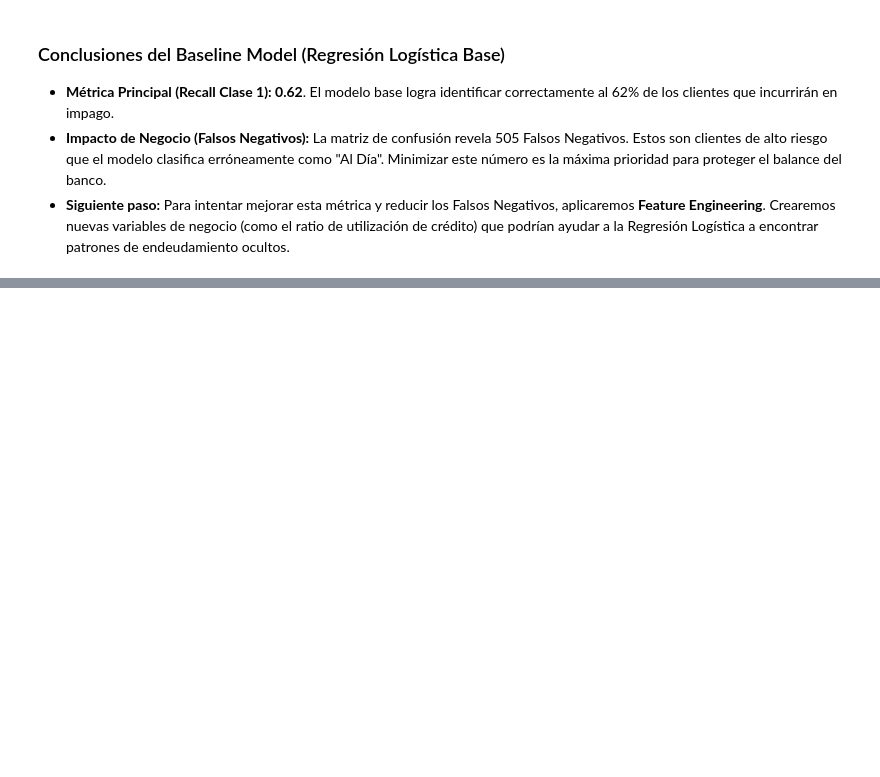
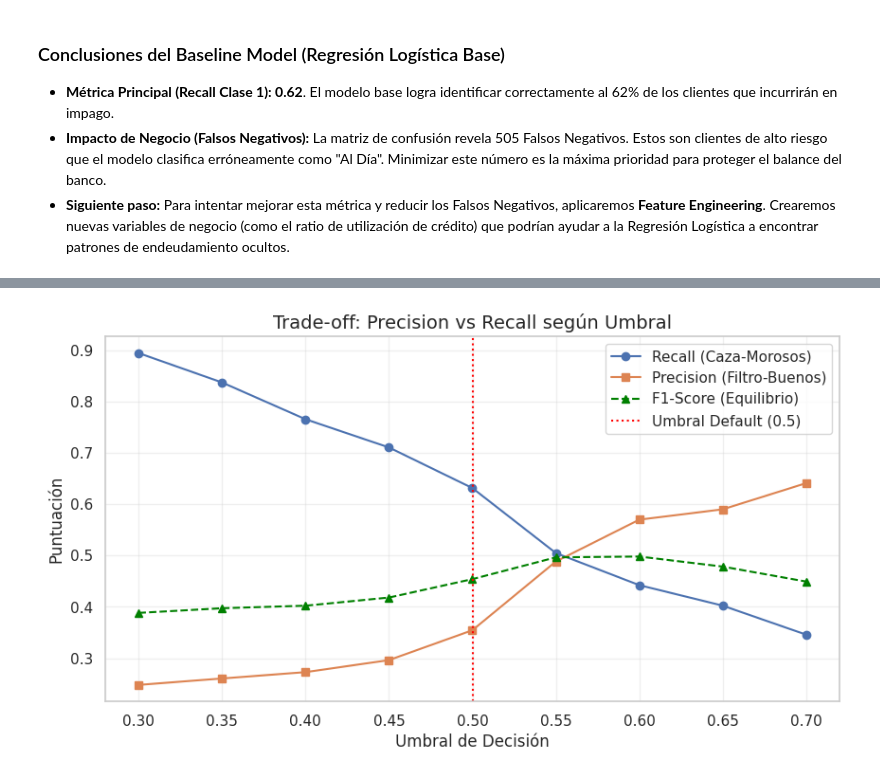
Before and after one commit to Emanuel-TC/preparacion_limpieza_datos, a Jupyter notebook: notebook_principal.ipynb, the cells around one changed output, grey strips where cells are left out. Cells and saved outputs as stored; diff of their text form; code cells hidden in the pictures; blank space fills up the shorter version.

```diff
--- a/notebook_principal.ipynb
+++ b/notebook_principal.ipynb
@@ -647,0 +793,15 @@ weighted avg       0.75      0.67      0.70      6000
+# %%
+# 3. Visualización del Trade-off
+plt.figure(figsize=(10, 5))
+plt.plot(df_umbrales['Umbral'], df_umbrales['Recall'], marker='o', label='Recall (Caza-Morosos)')
+plt.plot(df_umbrales['Umbral'], df_umbrales['Precision'], marker='s', label='Precision (Filtro-Buenos)')
+plt.plot(df_umbrales['Umbral'], df_umbrales['F1_Score'], marker='^', label='F1-Score (Equilibrio)', linestyle='--', color='green')
+plt.axvline(x=0.5, color='red', linestyle=':', label='Umbral Default (0.5)')
+plt.title('Trade-off: Precision vs Recall según Umbral', fontsize=14)
+plt.xlabel('Umbral de Decisión', fontsize=12)
+plt.ylabel('Puntuación', fontsize=12)
+plt.legend()
+plt.grid(True, alpha=0.3)
+plt.show()
+# %% [output]
+[figure, added]
```
Also changed, not shown: parts of 10 cells of this notebook, 1 other file.
